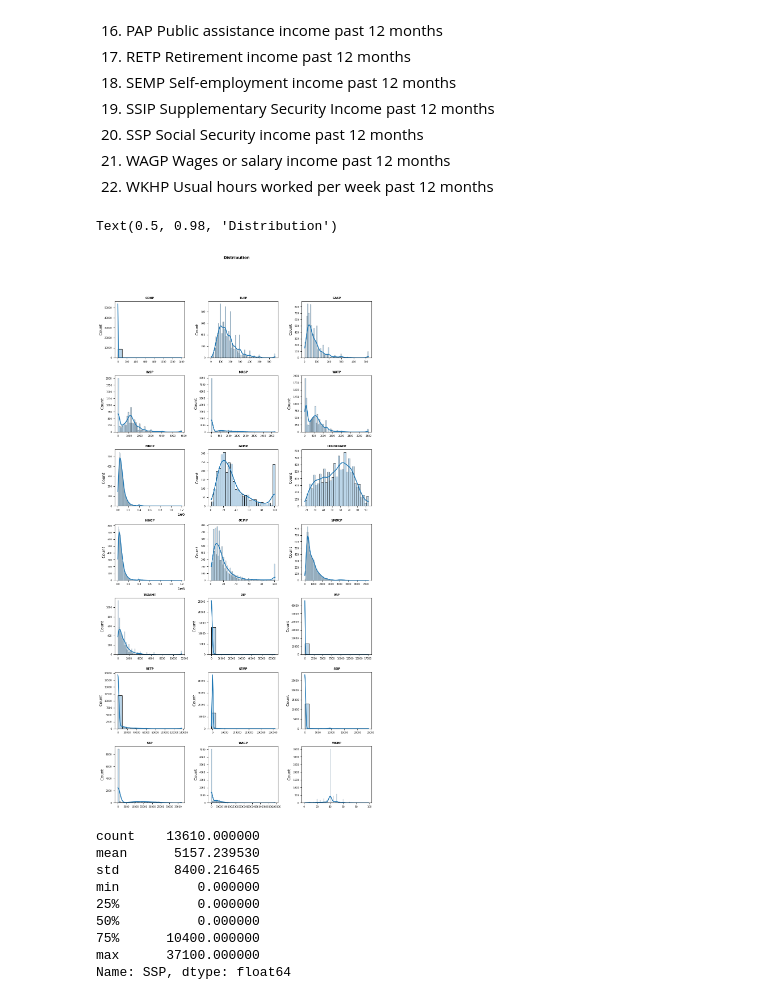
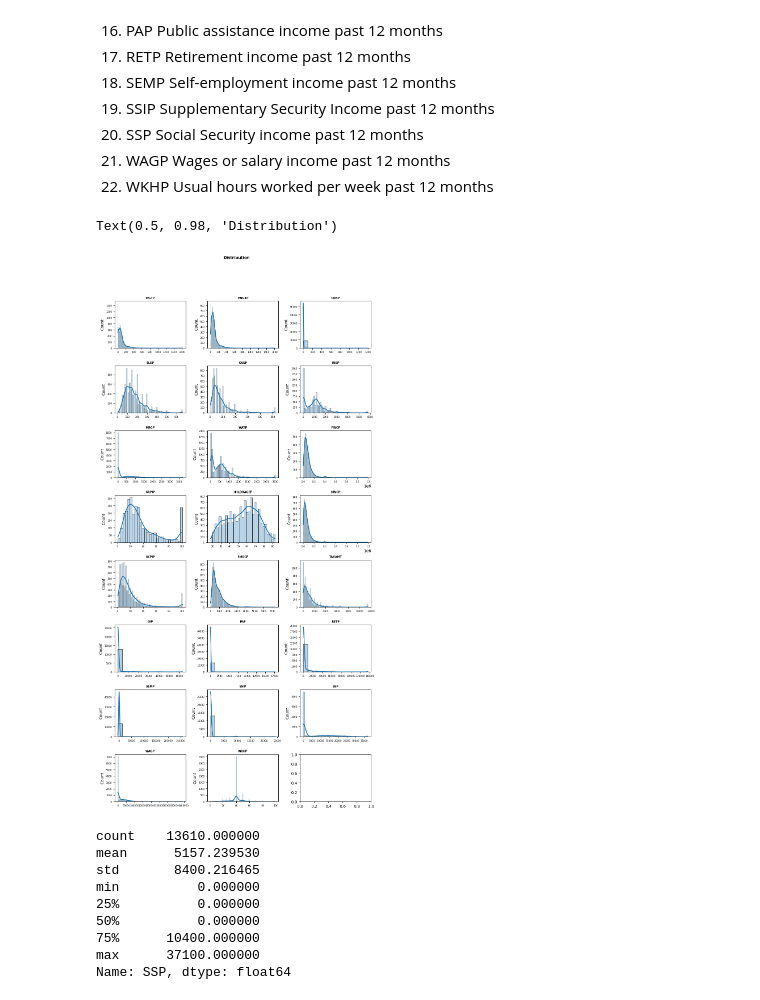
Before and after one commit to qSergio/techy_food, a Jupyter notebook: Food_census.ipynb, the cells around one changed output. Cells and saved outputs as stored; diff of their text form; code cells hidden in the pictures.

```diff
--- a/Food_census.ipynb
+++ b/Food_census.ipynb
@@ -477,35 +489,38 @@ From documentation we know that there are only a few columns that are really flo
 21. WAGP Wages or salary income past 12 months
 22. WKHP Usual hours worked per week past 12 months
 # %%
-true_floats =  ['CONP', 'ELEP', 'GASP', 'INSP', 'MRGP',
+true_floats =  ['WGTP','PWGTP', 'CONP', 'ELEP', 'GASP', 'INSP', 'MRGP',
                 'WATP', 'FINCP', 'GRPIP', 'HHLDRAGEP', 'HINCP',
                 'OCPIP', 'SMOCP', 'TAXAMT', 'OIP', 'PAP', 'RETP',
                 'SEMP', 'SSIP', 'SSP', 'WAGP', 'WKHP']
+# %%
+pums['WGTP'] = pums['WGTP'].astype('float64')
+pums['PWGTP'] = pums['PWGTP'].astype('float64')
 # %%
-fig, axes = plt.subplots(nrows=7, ncols=3, figsize=(10,20))
+fig, axes = plt.subplots(nrows=8, ncols=3, figsize=(10,20))
 axes = axes.flat
 for i, colum in enumerate(true_floats):
     sns.histplot(
         data    = pums,
         x       = colum,
         stat    = "count",
         kde     = True,
         #color   = (list(plt.rcParams['axes.prop_cycle'])*2)[i]["color"],
         line_kws= {'linewidth': 2},
         alpha   = 0.3,
         ax      = axes[i]
     )
     axes[i].set_title(colum, fontsize = 7, fontweight = "bold")
     axes[i].tick_params(labelsize = 6)
     axes[i].set_xlabel("")
 
 
 fig.tight_layout()
 plt.subplots_adjust(top = 0.9)
 fig.suptitle('Distribution', fontsize = 10, fontweight = "bold")
 # %% [output]
 Text(0.5, 0.98, 'Distribution')
-[figure, old version]
+[figure, new version]
 # %%
 pums['SSP'].describe()
 # %% [output]
```
Also changed, not shown: parts of 30 cells of this notebook.
